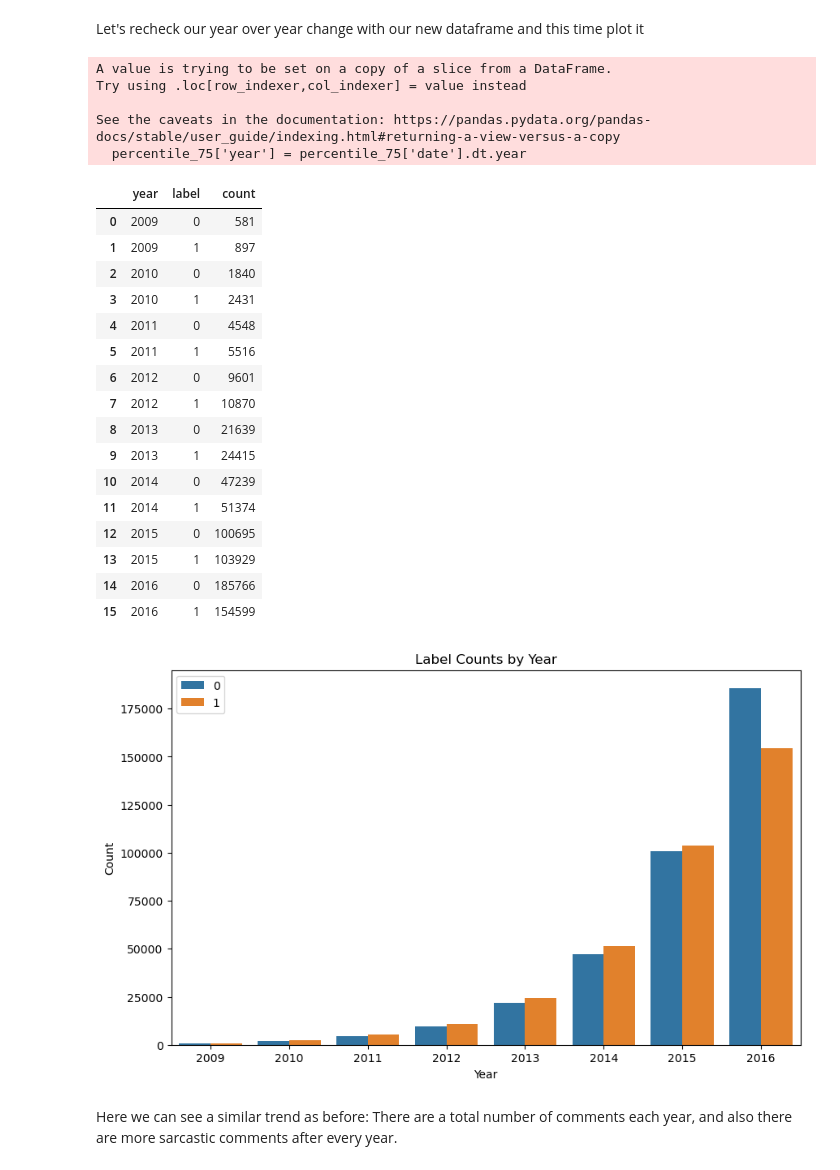
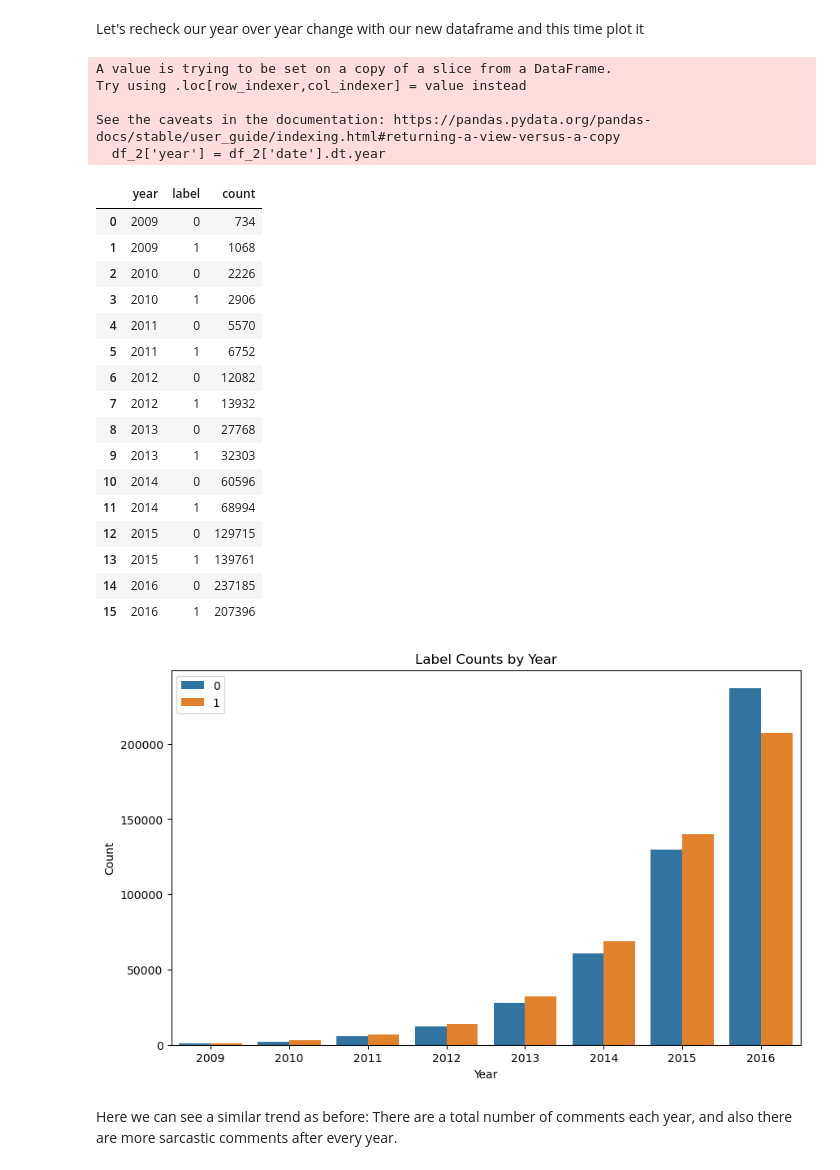
Before and after one commit to Loki-Data/Capstone-Project, a Jupyter notebook: Capstone_1.ipynb, the cells around one changed output. Saved outputs shown, nothing was run; the diff lists cells and outputs as text; code cells hidden in the pictures.

```diff
--- a/Capstone_1.ipynb
+++ b/Capstone_1.ipynb
@@ -230 +239,3 @@ Immediately what stands out is that score has a 75% value of 4, yet a max of 907
+# %%
+df_2 = df[(df['score'] > -20) & (df['score']<20)]
 # %%
@@ -255,32 +266,32 @@ Now our dataframe has a bit larger percent of non sarcastic comments rather than
 # %% [markdown]
 Let's recheck our year over year change with our new dataframe and this time plot it
 # %%
-percentile_75['year'] = percentile_75['date'].dt.year
-label_per_year = percentile_75.groupby(['year', 'label']).size().reset_index(name='count')
+df_2['year'] = df_2['date'].dt.year
+label_per_year = df_2.groupby(['year', 'label']).size().reset_index(name='count')
 label_per_year
 # %% [output]
 A value is trying to be set on a copy of a slice from a DataFrame.
 Try using .loc[row_indexer,col_indexer] = value instead
 
 See the caveats in the documentation: https://pandas.pydata.org/pandas-docs/stable/user_guide/indexing.html#returning-a-view-versus-a-copy
-  percentile_75['year'] = percentile_75['date'].dt.year
+  df_2['year'] = df_2['date'].dt.year
 |  | year | label | count |
-| 0 | 2009 | 0 | 581 |
-| 1 | 2009 | 1 | 897 |
-| 2 | 2010 | 0 | 1840 |
-| 3 | 2010 | 1 | 2431 |
-| 4 | 2011 | 0 | 4548 |
-| 5 | 2011 | 1 | 5516 |
-| 6 | 2012 | 0 | 9601 |
-| 7 | 2012 | 1 | 10870 |
-| 8 | 2013 | 0 | 21639 |
-| 9 | 2013 | 1 | 24415 |
-| 10 | 2014 | 0 | 47239 |
-| 11 | 2014 | 1 | 51374 |
-| 12 | 2015 | 0 | 100695 |
-| 13 | 2015 | 1 | 103929 |
-| 14 | 2016 | 0 | 185766 |
-| 15 | 2016 | 1 | 154599 |
+| 0 | 2009 | 0 | 734 |
+| 1 | 2009 | 1 | 1068 |
+| 2 | 2010 | 0 | 2226 |
+| 3 | 2010 | 1 | 2906 |
+| 4 | 2011 | 0 | 5570 |
+| 5 | 2011 | 1 | 6752 |
+| 6 | 2012 | 0 | 12082 |
+| 7 | 2012 | 1 | 13932 |
+| 8 | 2013 | 0 | 27768 |
+| 9 | 2013 | 1 | 32303 |
+| 10 | 2014 | 0 | 60596 |
+| 11 | 2014 | 1 | 68994 |
+| 12 | 2015 | 0 | 129715 |
+| 13 | 2015 | 1 | 139761 |
+| 14 | 2016 | 0 | 237185 |
+| 15 | 2016 | 1 | 207396 |
 # %%
 plt.figure(figsize=(10, 6))
 sns.barplot(x='year', y='count', hue='label', data=label_per_year)
@@ -290,7 +301,7 @@ plt.title('Label Counts by Year')
 plt.legend()
 plt.show()
 # %% [output]
-[figure, old version]
+[figure, new version]
 # %% [markdown]
 Here we can see a similar trend as before: There are a total number of comments each year, and also there are more sarcastic comments after every year.
 # %% [markdown]
```
Also changed, not shown: parts of 34 cells of this notebook, 2 other files.
